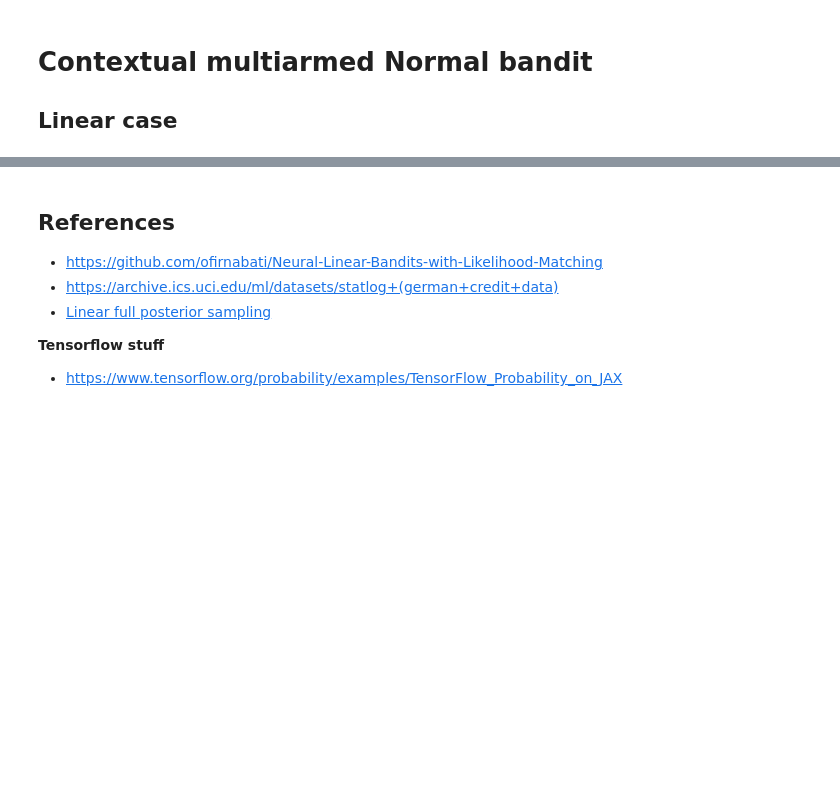
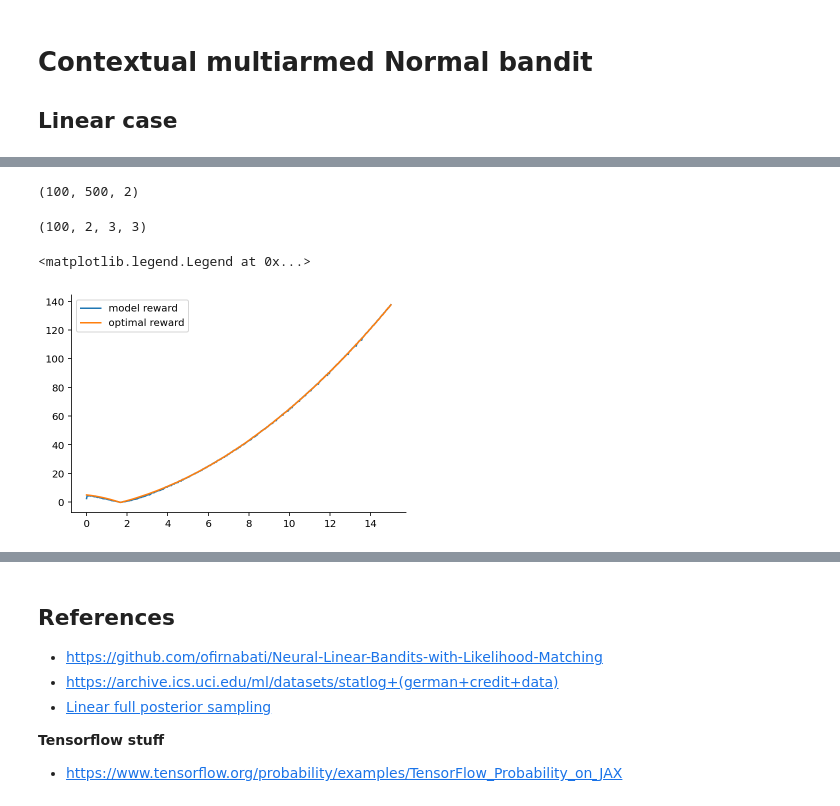
Before and after one commit to gerdm/misc, a Jupyter notebook: 2021-09/thompson-sampling-bandits.ipynb, the cells around one changed output, grey strips where cells are left out. Drawn from its saved outputs; the diff is of its cells as text; code cells hidden in the pictures; blank space fills up the shorter version.

Commit message:
202109-mod: thompson-sampling-bandits.ipynb

```diff
--- a/2021-09/thompson-sampling-bandits.ipynb
+++ b/2021-09/thompson-sampling-bandits.ipynb
@@ -390,0 +386,27 @@ plt.legend();
+# %%
+# To-do: try it with pmap
+thompson_vmap = jax.vmap(lambda key: jax.lax.scan(thompson_partial, init_params, (random.split(key, N), X)))
+
+key = random.PRNGKey(3141)
+nsamples = 100
+keys = random.split(key, nsamples)
+posteriors_samples, (_, hist_reward_samples) = thompson_vmap(keys)
+# %%
+hist_reward_samples.shape
+# %% [output]
+(100, 500, 2)
+# %%
+params_samples["Sigma"].shape
+# %% [output]
+(100, 2, 3, 3)
+# %%
+expected_hist_reward = hist_reward_samples.mean(axis=0)
+
+optimal_reward = jnp.einsum("nm,km->nk", X, true_params["w"]).max(axis=1)
+# %%
+plt.plot(x, expected_hist_reward.max(axis=1), label="model reward")
+plt.plot(x, optimal_reward, label="optimal reward")
+plt.legend()
+# %% [output]
+<matplotlib.legend.Legend at 0x...>
+[figure, added]
```
Also changed, not shown: parts of 11 cells of this notebook.
